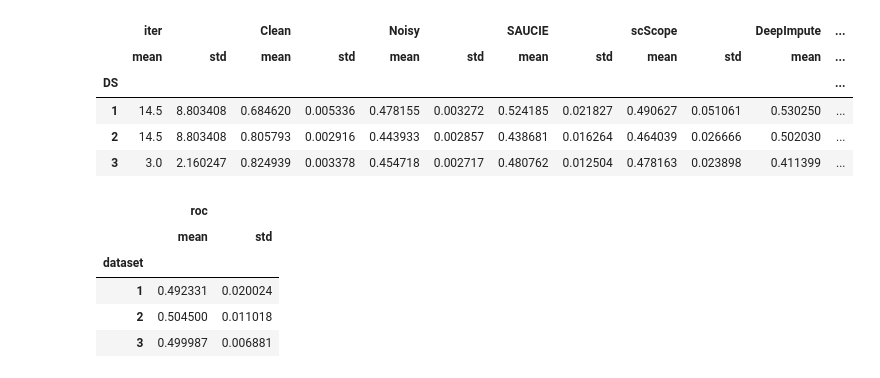
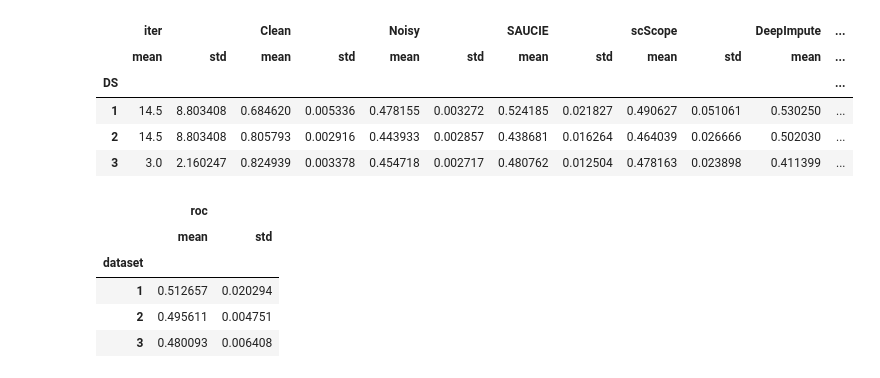
Before and after one commit to ankitbha/dfdl_imputation, a Jupyter notebook: zero_imputation_calculations.ipynb, the cells around one changed output. Saved outputs shown, nothing was run; the diff lists cells and outputs as text; code cells hidden in the pictures.

```diff
--- a/zero_imputation_calculations.ipynb
+++ b/zero_imputation_calculations.ipynb
@@ -5,7 +5,8 @@ import numpy as np
 temp = pd.read_csv('./zero_imputation_experiments/imputation_results.csv')
 temp2 = pd.read_csv('./zero_imputation_experiments/results_backup_2.csv')
 temp3 = pd.read_csv('./zero_imputation_experiments/scvi_imputation_results.csv')
+temp4 = pd.read_csv('./zero_imputation_experiments/knn_imputation_results.csv')
 concated = pd.concat([temp2, temp]).reset_index(drop=True)
-temp3
+temp4
 # %% [output]
 |  | dataset | method | roc | iteration |
@@ -35,13 +36,13 @@ concated.groupby('DS').agg(['mean', 'std'])
 | 2 | 14.5 | 8.803408 | 0.805793 | 0.002916 | 0.443933 | 0.002857 | 0.438681 | 0.016264 | 0.464039 | 0.026666 | 0.502030 | ... |
 | 3 | 3.0 | 2.160247 | 0.824939 | 0.003378 | 0.454718 | 0.002717 | 0.480762 | 0.012504 | 0.478163 | 0.023898 | 0.411399 | ... |
 # %%
-temp3[['dataset', 'roc']].groupby('dataset').agg(['mean', 'std'])
+temp4[['dataset', 'roc']].groupby('dataset').agg(['mean', 'std'])
 # %% [output]
 |  | roc |  |
 |  | mean | std |
 | dataset |  |  |
-| 1 | 0.492331 | 0.020024 |
-| 2 | 0.504500 | 0.011018 |
-| 3 | 0.499987 | 0.006881 |
+| 1 | 0.512657 | 0.020294 |
+| 2 | 0.495611 | 0.004751 |
+| 3 | 0.480093 | 0.006408 |
 # %%
 concated.to_csv('./zero_imputation_experiments/final_results.csv')
```
Also changed, not shown: parts of 1 cell of this notebook, 3 other files.
